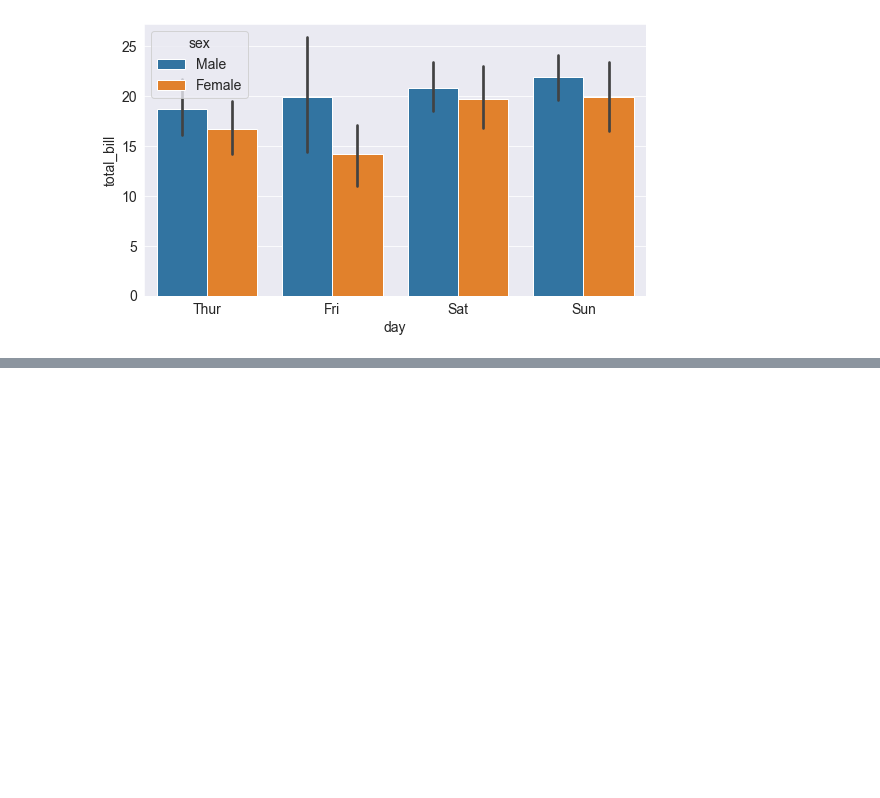
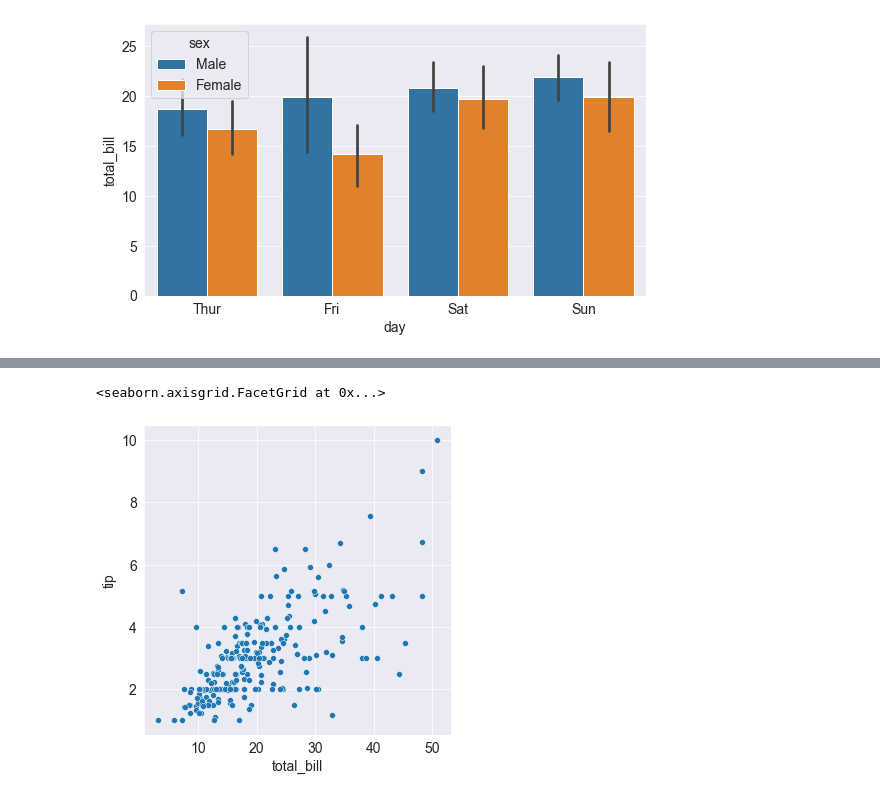
Before and after one commit to YasineNifa/DataViz, a Jupyter notebook: dataviz.ipynb, the cells around one changed output, grey strips where cells are left out. Cells and saved outputs as stored; diff of their text form; code cells hidden in the pictures; blank space fills up the shorter version.

Commit message:
Visualize Statistic relationship commit

```diff
--- a/dataviz.ipynb
+++ b/dataviz.ipynb
@@ -221,0 +236,8 @@ sns.barplot(tips.day,tips.total_bill,hue=tips.sex)
+# %%
+import matplotlib as mpl
+from matplotlib import pyplot as plt
+import numpy as np
+import pandas as pd
+import seaborn as sns
+sns.set_style('darkgrid')
+#sns.set_theme(style="darkgrid")
@@ -221,0 +261,3 @@ sns.barplot(tips.day,tips.total_bill,hue=tips.sex)
+# %%
+tips = sns.load_dataset("tips")
+tips.sample(5)
@@ -221,0 +271,5 @@ sns.barplot(tips.day,tips.total_bill,hue=tips.sex)
+# %%
+sns.relplot(tips.total_bill,tips.tip,kind='scatter')
+# %% [output]
+<seaborn.axisgrid.FacetGrid at 0x...>
+[figure, added]
```
Also changed, not shown: parts of 33 cells of this notebook.
